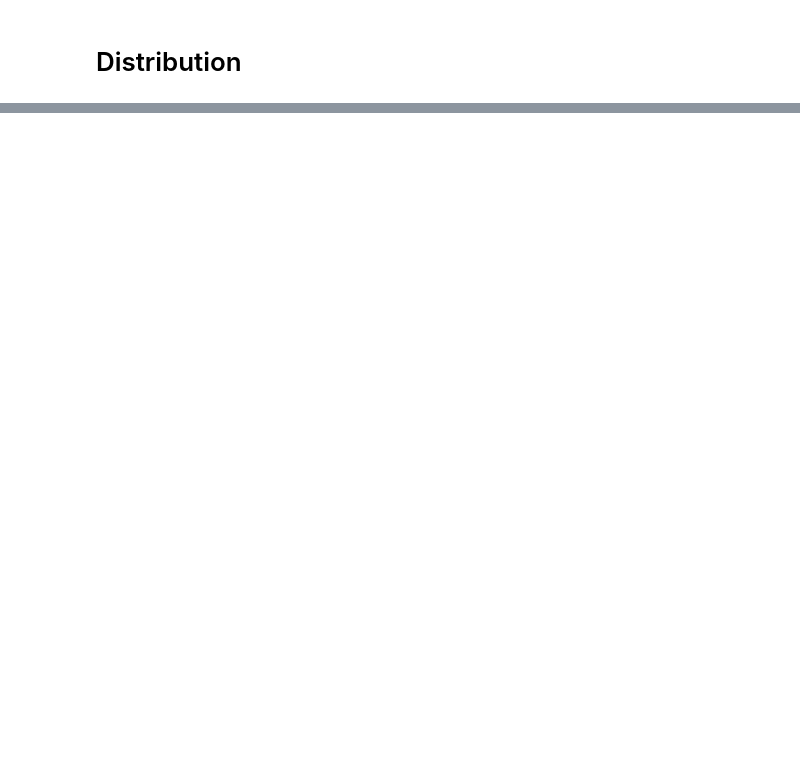
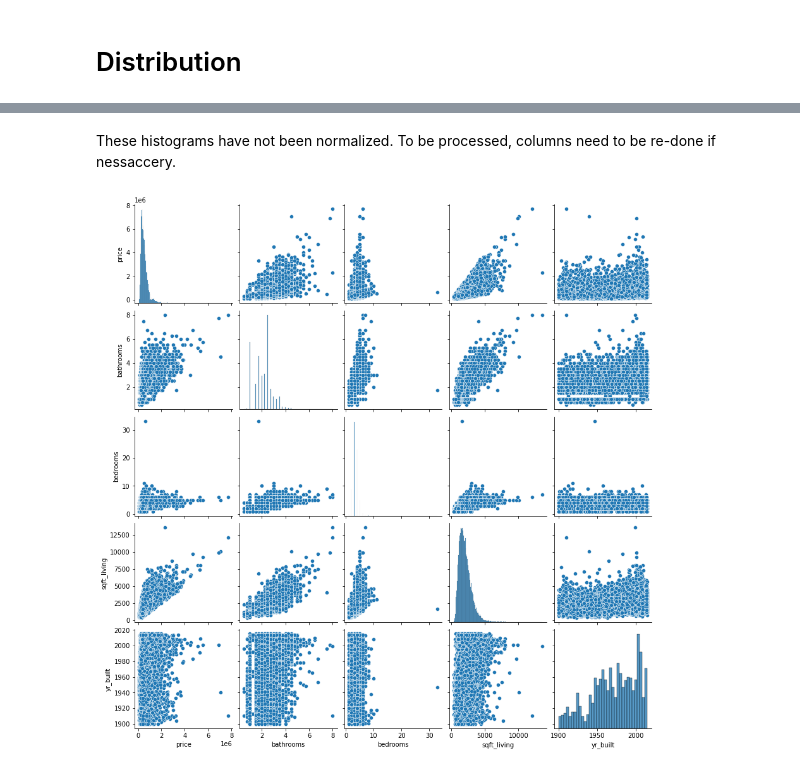
Before and after one commit to mattblasa/King-County-House-Prediction-2021, a Jupyter notebook: KC_EDA.ipynb, the cells around one changed output, grey strips where cells are left out. Cells and saved outputs as stored; diff of their text form; code cells hidden in the pictures; blank space fills up the shorter version.

```diff
--- a/KC_EDA.ipynb
+++ b/KC_EDA.ipynb
@@ -154,0 +204,9 @@ plt.show()
+# %% [markdown]
+These histograms have not been normalized. To be processed, columns need to be re-done if nessaccery.
+# %%
+df_plot = df[['price', 'bathrooms', 'bedrooms', 'sqft_living',  'yr_built' ]].copy()
+# %%
+sns.pairplot(df_plot)
+plt.show()
+# %% [output]
+[figure, added]
```
Also changed, not shown: parts of 16 cells of this notebook.
